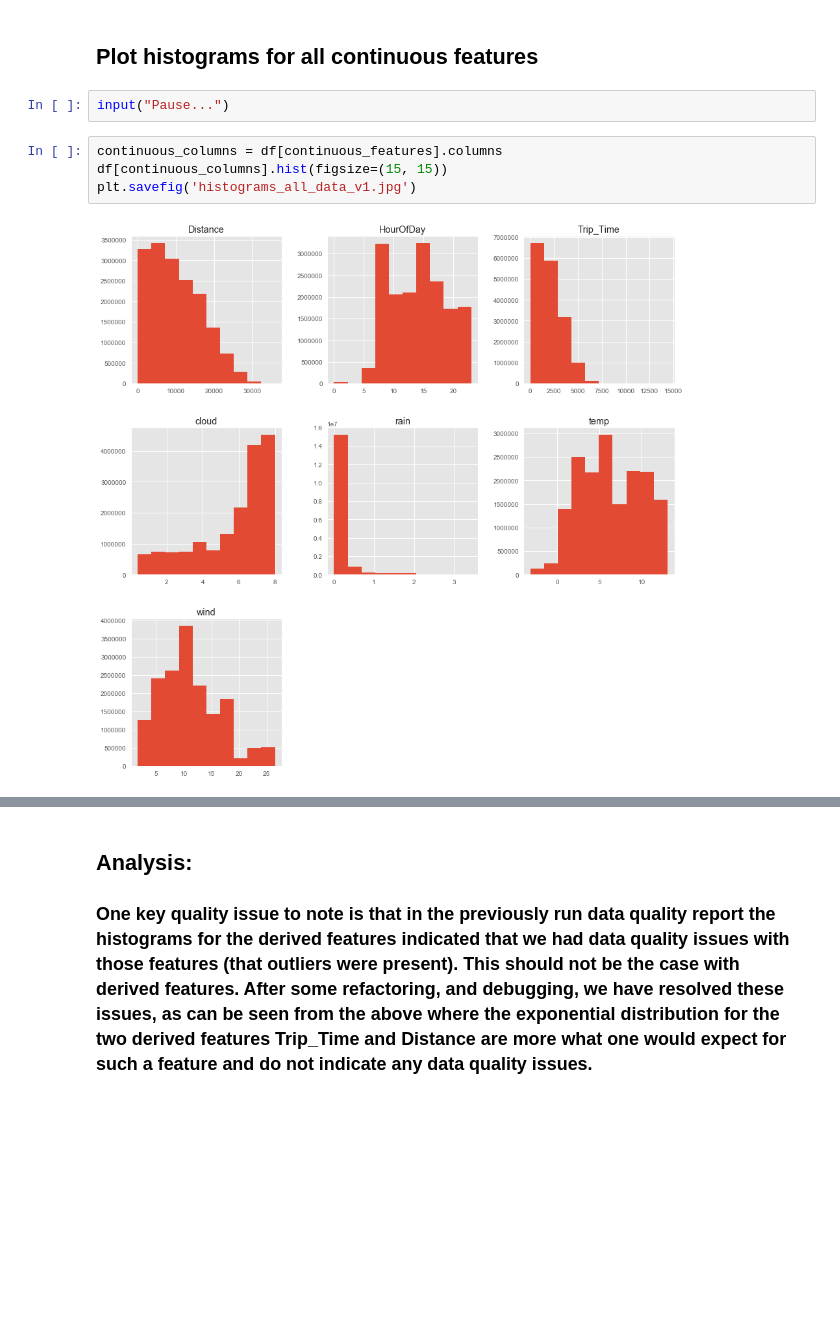
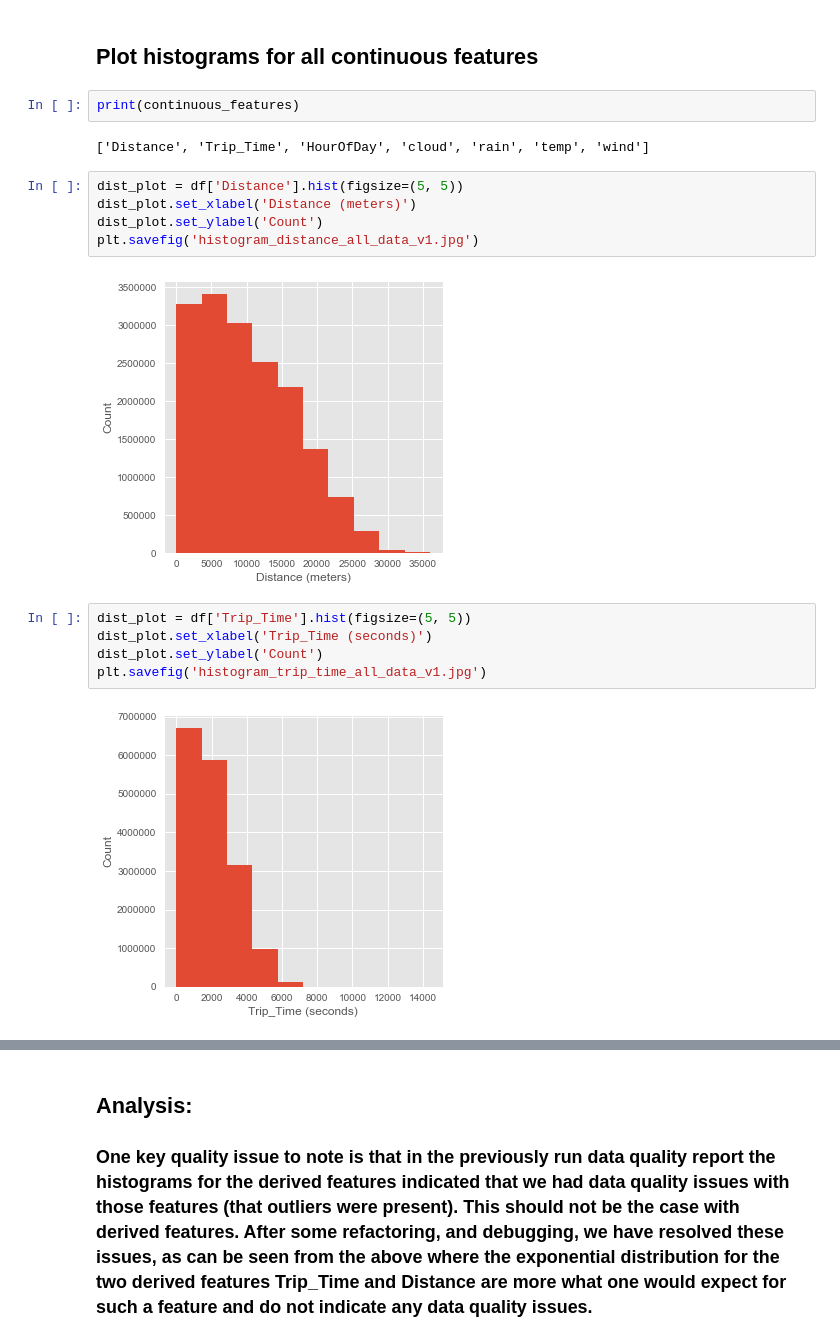
Before and after one commit to PamelaKelly/ETADataHandling, a Jupyter notebook: data_quality/data_quality_report3_all_data.ipynb, the cells around one changed output, grey strips where cells are left out. Cells and saved outputs as stored; diff of their text form; blank space fills up the shorter version.

Commit message:
update to plots to include axes

```diff
--- a/data_quality/data_quality_report3_all_data.ipynb
+++ b/data_quality/data_quality_report3_all_data.ipynb
@@ -195,11 +195,21 @@ df_cardinality_cat
 ### Notes: From the above we can see that Journey_Pattern_ID, Stop_ID and Vehicle_Journey_ID have very high cardinalities - therefore they will be difficult to deal with and we will have to look at strategies for this.
 # %% [markdown]
 ## Plot histograms for all continuous features
-# %%
-input("Pause...")
-# %%
-continuous_columns = df[continuous_features].columns
-df[continuous_columns].hist(figsize=(15, 15))
-plt.savefig('histograms_all_data_v1.jpg')
-# %% [output]
-[figure, removed]
+# %%
+print(continuous_features)
+# %% [output]
+['Distance', 'Trip_Time', 'HourOfDay', 'cloud', 'rain', 'temp', 'wind']
+# %%
+dist_plot = df['Distance'].hist(figsize=(5, 5))
+dist_plot.set_xlabel('Distance (meters)')
+dist_plot.set_ylabel('Count')
+plt.savefig('histogram_distance_all_data_v1.jpg')
+# %% [output]
+[figure, added]
+# %%
+dist_plot = df['Trip_Time'].hist(figsize=(5, 5))
+dist_plot.set_xlabel('Trip_Time (seconds)')
+dist_plot.set_ylabel('Count')
+plt.savefig('histogram_trip_time_all_data_v1.jpg')
+# %% [output]
+[figure, added]
```
Also changed, not shown: parts of 18 cells of this notebook.
